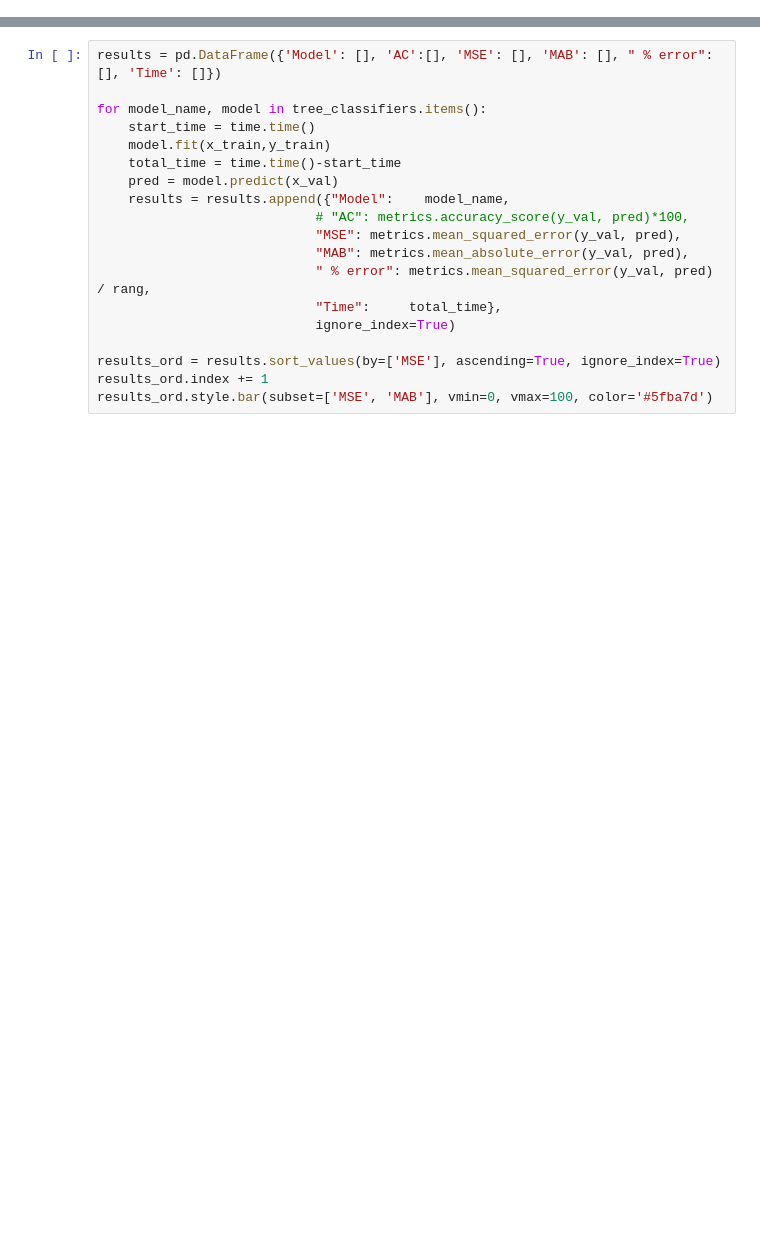
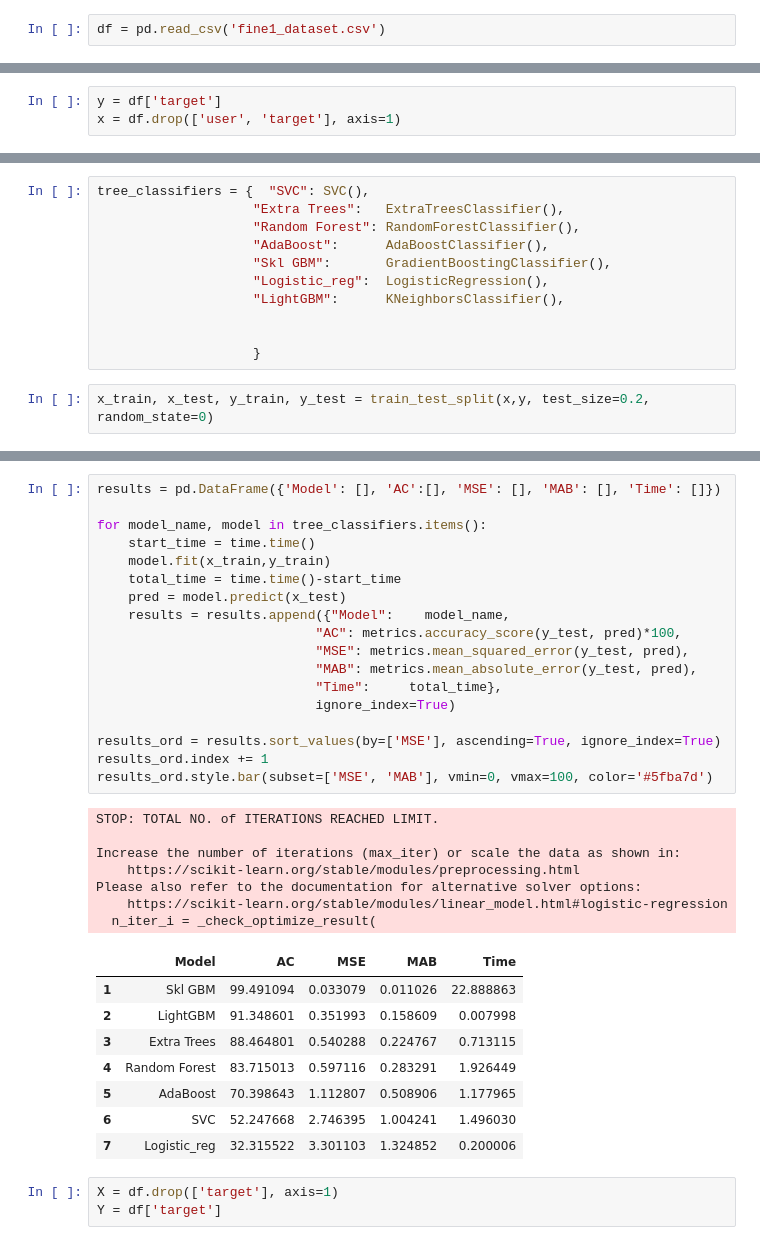
Before and after one commit to Islompulatov/Build_week_2, a Jupyter notebook: training_model.ipynb, the cells around one changed output, grey strips where cells are left out. Drawn from its saved outputs; the diff is of its cells as text; blank space fills up the shorter version.

Commit message:
data splittedby user

```diff
--- a/training_model.ipynb
+++ b/training_model.ipynb
@@ -19,0 +14,2 @@ tree_classifiers = {  "Decision Tree": DecisionTreeRegressor(),
+# %%
+df = pd.read_csv('fine1_dataset.csv')
@@ -19,0 +80,3 @@ tree_classifiers = {  "Decision Tree": DecisionTreeRegressor(),
+# %%
+y = df['target']
+x = df.drop(['user', 'target'], axis=1)
@@ -19,0 +100,13 @@ tree_classifiers = {  "Decision Tree": DecisionTreeRegressor(),
+# %%
+tree_classifiers = {  "SVC": SVC(),
+                    "Extra Trees":   ExtraTreesClassifier(),
+                    "Random Forest": RandomForestClassifier(),
+                    "AdaBoost":      AdaBoostClassifier(),
+                    "Skl GBM":       GradientBoostingClassifier(),
+                    "Logistic_reg":  LogisticRegression(),
+                    "LightGBM":      KNeighborsClassifier(),
+
+
+                    }
+# %%
+x_train, x_test, y_train, y_test = train_test_split(x,y, test_size=0.2, random_state=0)
@@ -20,19 +155,37 @@ tree_classifiers = {  "Decision Tree": DecisionTreeRegressor(),
 # %%
-results = pd.DataFrame({'Model': [], 'AC':[], 'MSE': [], 'MAB': [], " % error": [], 'Time': []})
+results = pd.DataFrame({'Model': [], 'AC':[], 'MSE': [], 'MAB': [], 'Time': []})
 
 for model_name, model in tree_classifiers.items():
     start_time = time.time()
     model.fit(x_train,y_train)
     total_time = time.time()-start_time
-    pred = model.predict(x_val)
+    pred = model.predict(x_test)
     results = results.append({"Model":    model_name,
-                            # "AC": metrics.accuracy_score(y_val, pred)*100,
-                            "MSE": metrics.mean_squared_error(y_val, pred),
-                            "MAB": metrics.mean_absolute_error(y_val, pred),
-                            " % error": metrics.mean_squared_error(y_val, pred) / rang,
+                            "AC": metrics.accuracy_score(y_test, pred)*100,
+                            "MSE": metrics.mean_squared_error(y_test, pred),
+                            "MAB": metrics.mean_absolute_error(y_test, pred),
                             "Time":     total_time},
                             ignore_index=True)
 
 results_ord = results.sort_values(by=['MSE'], ascending=True, ignore_index=True)
 results_ord.index += 1
 results_ord.style.bar(subset=['MSE', 'MAB'], vmin=0, vmax=100, color='#5fba7d')
+# %% [output]
+STOP: TOTAL NO. of ITERATIONS REACHED LIMIT.
+
+Increase the number of iterations (max_iter) or scale the data as shown in:
+    https://scikit-learn.org/stable/modules/preprocessing.html
+Please also refer to the documentation for alternative solver options:
+    https://scikit-learn.org/stable/modules/linear_model.html#logistic-regression
+  n_iter_i = _check_optimize_result(
+|  | Model | AC | MSE | MAB | Time |
+| 1 | Skl GBM | 99.491094 | 0.033079 | 0.011026 | 22.888863 |
+| 2 | LightGBM | 91.348601 | 0.351993 | 0.158609 | 0.007998 |
+| 3 | Extra Trees | 88.464801 | 0.540288 | 0.224767 | 0.713115 |
+| 4 | Random Forest | 83.715013 | 0.597116 | 0.283291 | 1.926449 |
+| 5 | AdaBoost | 70.398643 | 1.112807 | 0.508906 | 1.177965 |
+| 6 | SVC | 52.247668 | 2.746395 | 1.004241 | 1.496030 |
+| 7 | Logistic_reg | 32.315522 | 3.301103 | 1.324852 | 0.200006 |
+# %%
+X = df.drop(['target'], axis=1)
+Y = df['target']
```
Also changed, not shown: parts of 20 cells of this notebook, 2 other files.
